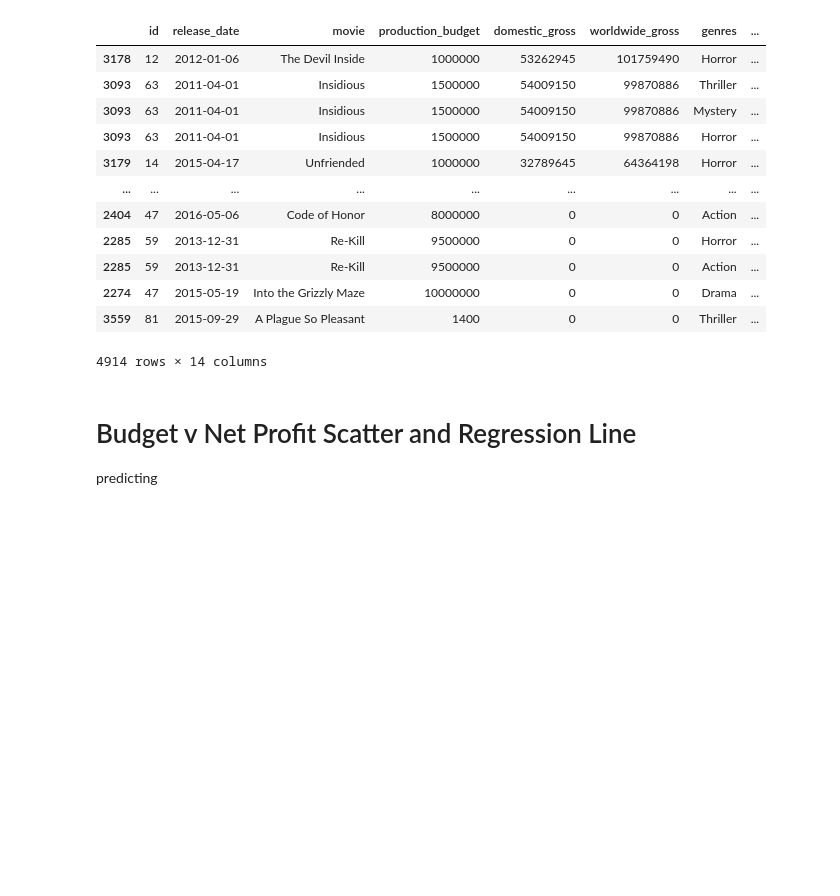
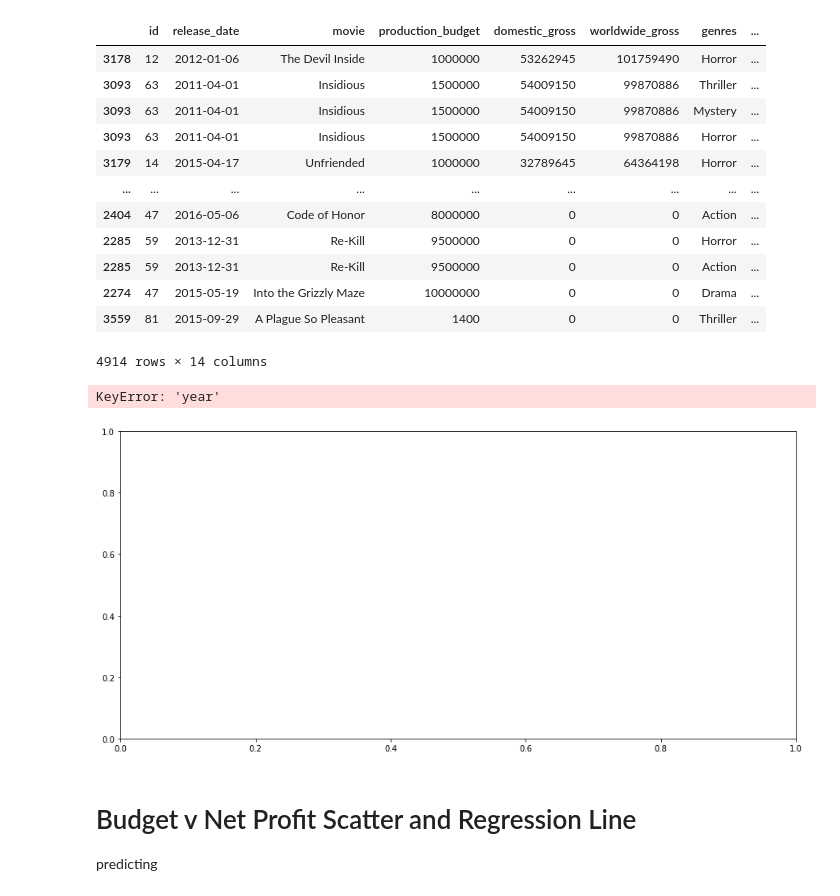
Before and after one commit to john-c-simmons/microsoft_film_reccomendation, a Jupyter notebook: jcscleannotebook.ipynb, the cells around one changed output. Drawn from its saved outputs; the diff is of its cells as text; code cells hidden in the pictures; blank space fills up the shorter version.

```diff
--- a/jcscleannotebook.ipynb
+++ b/jcscleannotebook.ipynb
@@ -109,6 +109,17 @@ df.sort_values(by='return_on_investment', ascending=False)
 | 2274 | 47 | 2015-05-19 | Into the Grizzly Maze | 10000000 | 0 | 0 | Drama | ... |
 | 3559 | 81 | 2015-09-29 | A Plague So Pleasant | 1400 | 0 | 0 | Thriller | ... |
 4914 rows × 14 columns
+# %%
+df_summary=df.groupby('year').mean('total_gross')
+fig, ax = plt.subplots(figsize = (15,7))
+ax.plot(df_summary['year'], df_summary['total_gross'], color='blue', linewidth=4, linestyle='-.')
+ax.set_xlabel('date_year')
+ax.set_xlim(2000, 2018)
+ax.set_ylabel('y-axis')
+ax.set_title('Movie Profits', color='blue', fontsize=20)
+# %% [output]
+KeyError: 'year'
+[figure, added]
 # %% [markdown]
 # Budget v Net Profit Scatter and Regression Line
 
```
Also changed, not shown: parts of 9 cells of this notebook.
